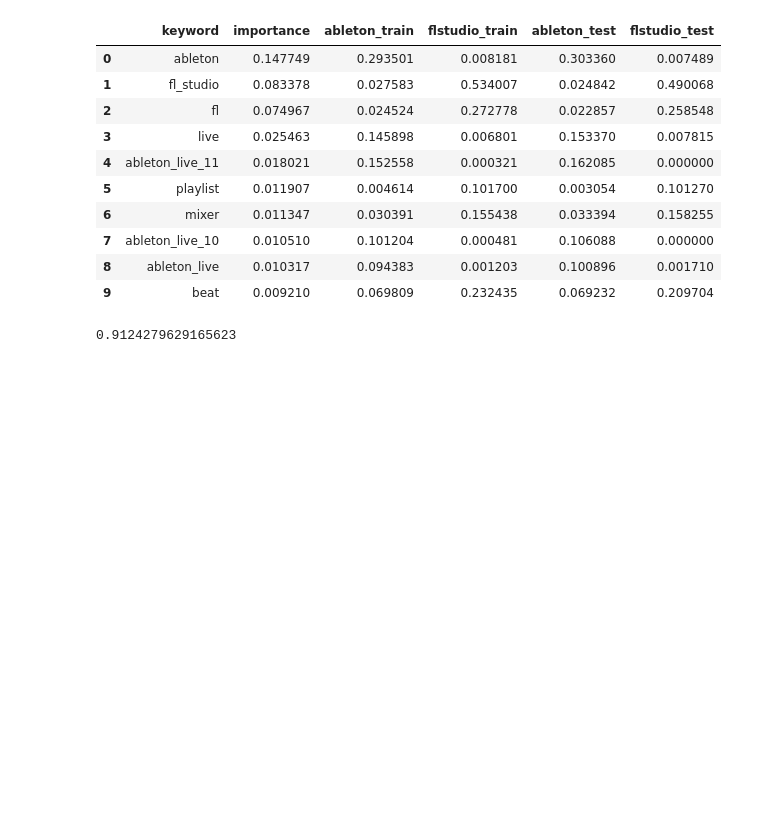
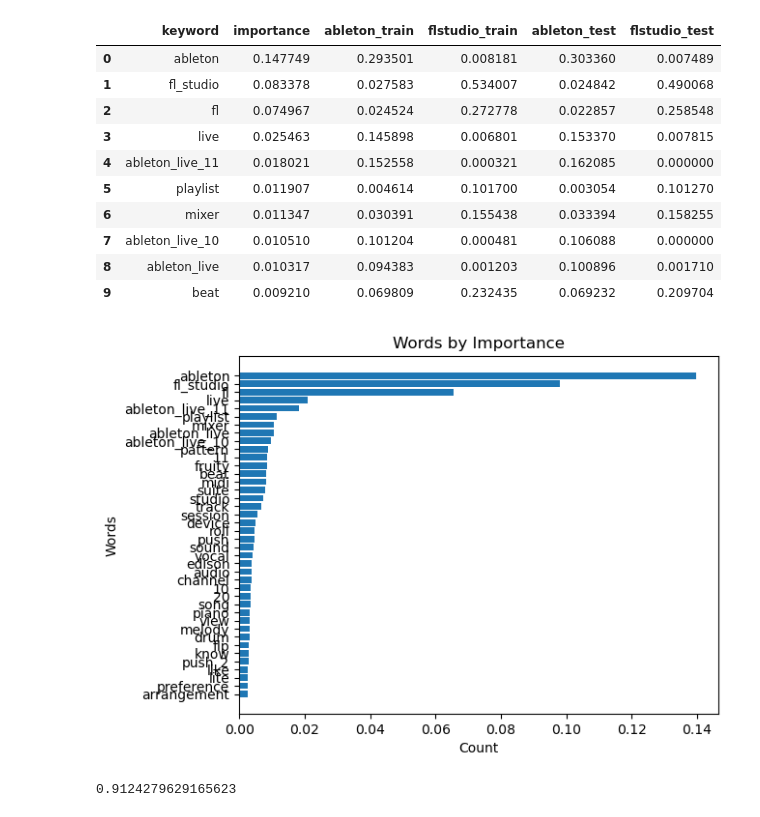
Before and after one commit to jasonchuangkw/ga_project3, a Jupyter notebook: codes/modelling.ipynb, the cells around one changed output. Cells and saved outputs as stored; diff of their text form; code cells hidden in the pictures; blank space fills up the shorter version.

```diff
--- a/codes/modelling.ipynb
+++ b/codes/modelling.ipynb
@@ -134,4 +141,17 @@ df.head(10)
 | 7 | ableton_live_10 | 0.010510 | 0.101204 | 0.000481 | 0.106088 | 0.000000 |
 | 8 | ableton_live | 0.010317 | 0.094383 | 0.001203 | 0.100896 | 0.001710 |
 | 9 | beat | 0.009210 | 0.069809 | 0.232435 | 0.069232 | 0.209704 |
+# %%
+y_axis = list(df.iloc[0:40,0])
+x_axis = list(df.iloc[0:40,1])
+y_axis.reverse()
+x_axis.reverse()
+
+plt.barh(y_axis, x_axis)
+plt.title('Words by Importance')
+plt.ylabel('Words')
+plt.xlabel('Count')
+plt.show()
+# %% [output]
+[figure, added]
 # %%
```
Also changed, not shown: parts of 11 cells of this notebook, 8 other files.
